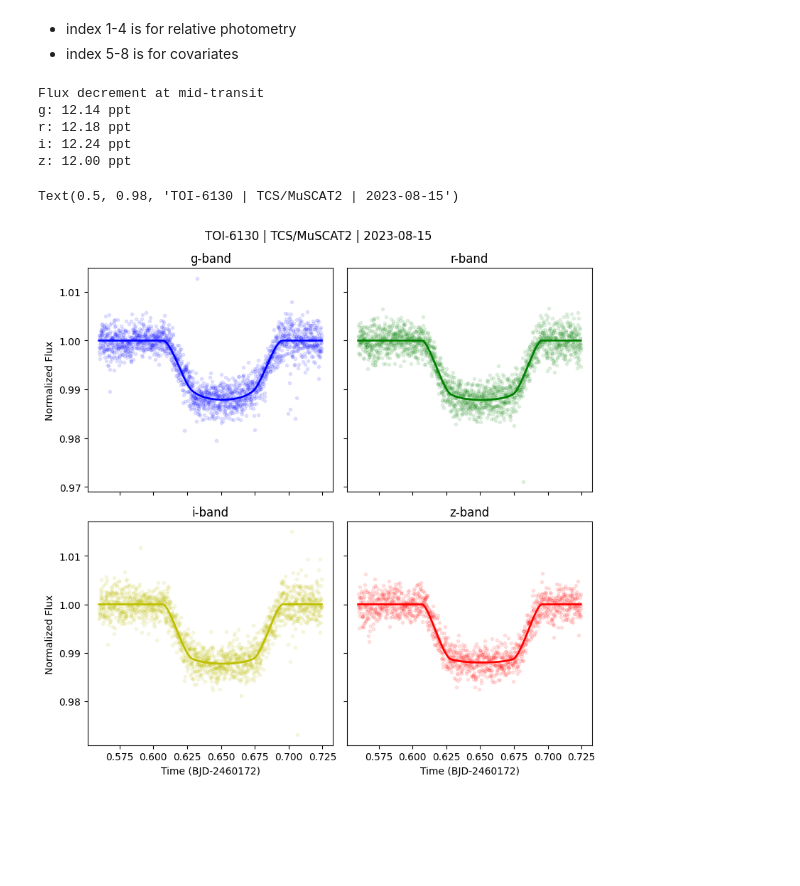
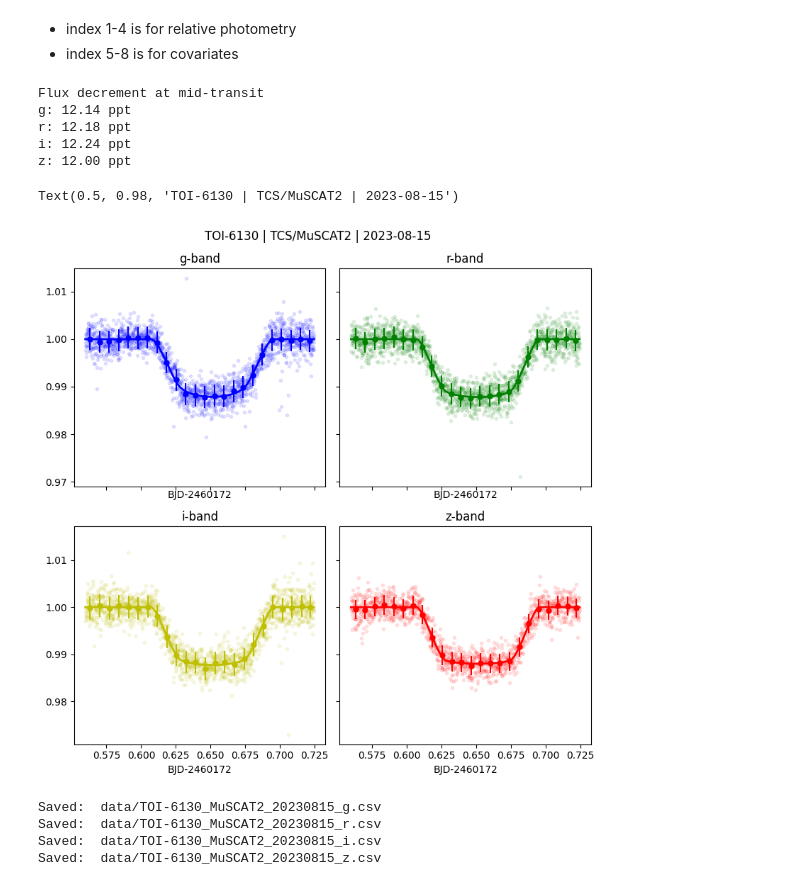
Before and after one commit to jpdeleon/toi6130, a Jupyter notebook: for_Juliana.ipynb, the cells around one changed output. Drawn from its saved outputs; the diff is of its cells as text; code cells hidden in the pictures; blank space fills up the shorter version.

```diff
--- a/for_Juliana.ipynb
+++ b/for_Juliana.ipynb
@@ -156,43 +156,74 @@ for n,b in enumerate(bands):
     cov[b]['xshift'] = lf[i].data['xshift']
     cov[b]['yshift'] = lf[i].data['yshift']
     cov[b]['entropy'] = lf[i].data['entropy']
+# %%
+def binned(a, binsize, fun=np.mean):
+    a_b = []
+    for i in range(0, a.shape[0], binsize):
+        a_b.append(fun(a[i:i+binsize], axis=0))
+    return a_b
 # %%
 #example plotting
+import astropy.units as u
 import matplotlib.pyplot as pl
 pl.style.use("default")
 
-fig, axs = pl.subplots(2,2,figsize=(8,8),
-                       sharex='col', sharey='row',
-                       tight_layout=True)
+fig, axs = pl.subplots(2,2,figsize=(8,8), sharex='col', sharey='row', tight_layout=True)
 ax = axs.flatten()
 
 colors = 'b g y r'.split()
 dt = int(data[b]['bjd'].min())
 
+bintime = 10 #mins
 print("Flux decrement at mid-transit")
 for n,b in enumerate(bands):
     t = data[b]['bjd']-dt
     y = data[b]['transit_model']
     f = data[b]['detrended_flux']
+    e = data[b]['flux_err']
 
     ax[n].scatter(t, f, marker='.', c=colors[n], alpha=0.1)
     ax[n].plot(t, y, c=colors[n], lw=2)
+
+    #binned
+    cadence = np.median(np.diff(t))*u.day.to(u.second)
+    binsize = int(bintime*u.min.to(cadence*u.second))
+    t2 = binned(t, binsize=binsize)
+    f2 = binned(f, binsize=binsize)
+    ax[n].errorbar(t2, f2, yerr=e, fmt='o',
+                   markersize=5, color=colors[n],
+                   label=f'{bintime}-min bin')
+
     ax[n].set_title(f'{b}-band')
-    if n>1:
-        ax[n].set_xlabel(f'Time (BJD-{dt})')
-    if n%2==0:
-        ax[n].set_ylabel(f'Normalized Flux')
+    ax[n].set_xlabel(f'BJD-{dt}')
 
     d = (1-min(y))*1e3
     print(f"{b}: {d:.2f} ppt")
 
 
 fig.suptitle("TOI-6130 | TCS/MuSCAT2 | 2023-08-15")
 # %% [output]
 Flux decrement at mid-transit
 g: 12.14 ppt
 r: 12.18 ppt
 i: 12.24 ppt
 z: 12.00 ppt
 Text(0.5, 0.98, 'TOI-6130 | TCS/MuSCAT2 | 2023-08-15')
-[figure, old version]
+[figure, new version]
+# %%
+for n,b in enumerate(bands):
+    t = data[b]['bjd']
+    f = data[b]['detrended_flux']
+    e = data[b]['flux_err']
+
+    d = np.c_[t,f,np.ones_like(t)+e]
+    df2 = pd.DataFrame(d, columns=['bjd','flux','error'])
+
+    fp = f'data/TOI-6130_MuSCAT2_20230815_{b}.csv'
+    df2.to_csv(fp)
+    print("Saved: ", fp)
+# %% [output]
+Saved:  data/TOI-6130_MuSCAT2_20230815_g.csv
+Saved:  data/TOI-6130_MuSCAT2_20230815_r.csv
+Saved:  data/TOI-6130_MuSCAT2_20230815_i.csv
+Saved:  data/TOI-6130_MuSCAT2_20230815_z.csv
```
